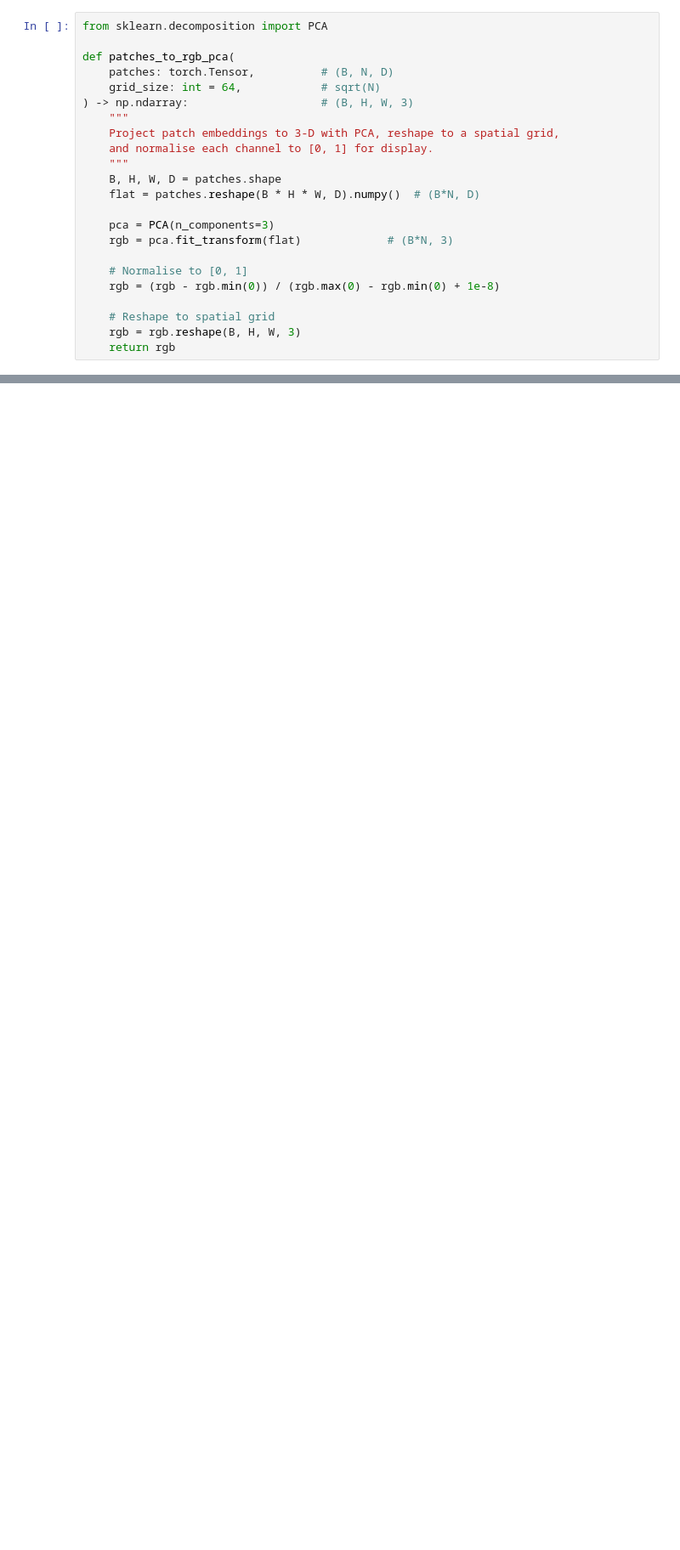
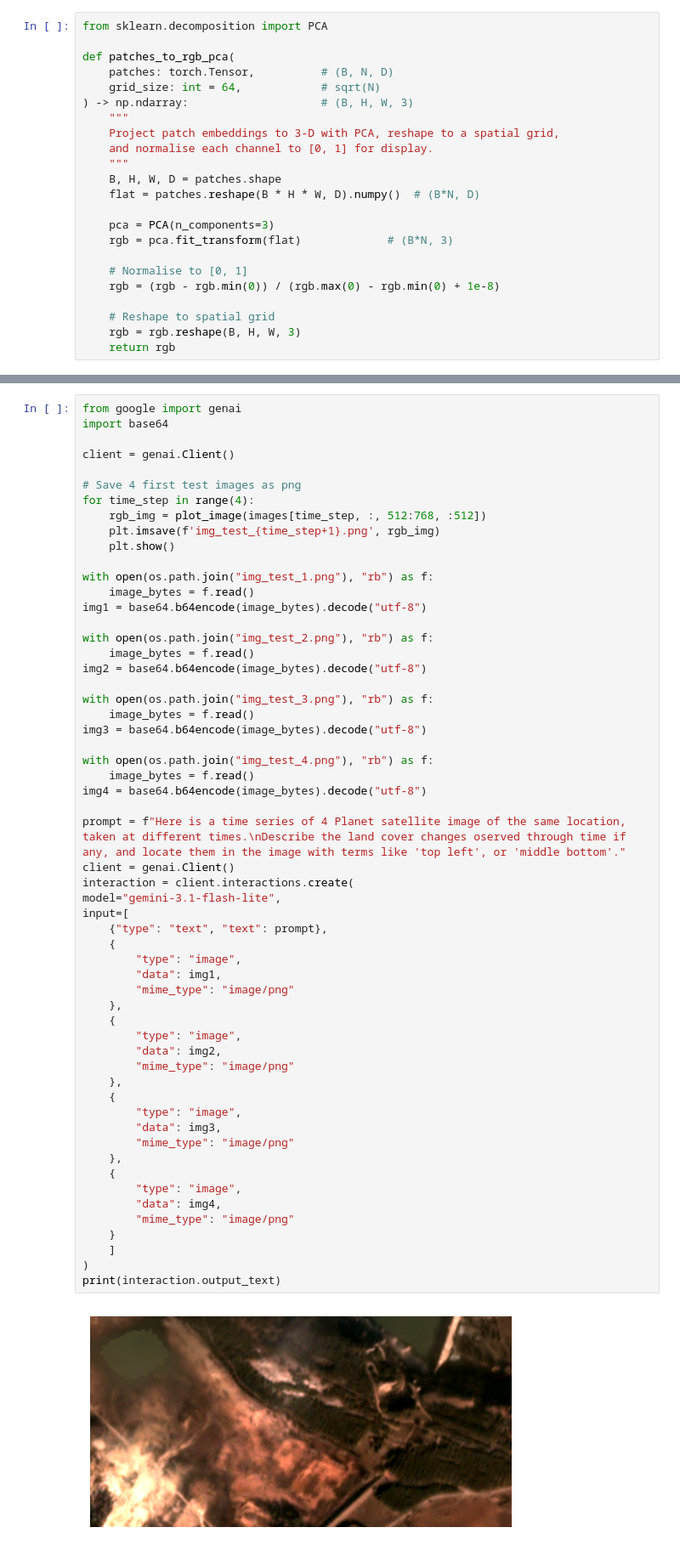
Before and after one commit to ElliotVincent/iadf_tutorial, a Jupyter notebook: tutorial_3.ipynb, the cells around one changed output, grey strips where cells are left out. Shown at 85% size. Drawn from its saved outputs; the diff is of its cells as text; blank space fills up the shorter version.

```diff
--- a/tutorial_3.ipynb
+++ b/tutorial_3.ipynb
@@ -815,0 +865,59 @@ plt.show()
+# %%
+from google import genai
+import base64
+
+client = genai.Client()
+
+# Save 4 first test images as png
+for time_step in range(4):
+    rgb_img = plot_image(images[time_step, :, 512:768, :512])
+    plt.imsave(f'img_test_{time_step+1}.png', rgb_img)
+    plt.show()
+
+with open(os.path.join("img_test_1.png"), "rb") as f:
+    image_bytes = f.read()
+img1 = base64.b64encode(image_bytes).decode("utf-8")
+
+with open(os.path.join("img_test_2.png"), "rb") as f:
+    image_bytes = f.read()
+img2 = base64.b64encode(image_bytes).decode("utf-8")
+
+with open(os.path.join("img_test_3.png"), "rb") as f:
+    image_bytes = f.read()
+img3 = base64.b64encode(image_bytes).decode("utf-8")
+
+with open(os.path.join("img_test_4.png"), "rb") as f:
+    image_bytes = f.read()
+img4 = base64.b64encode(image_bytes).decode("utf-8")
+
+prompt = f"Here is a time series of 4 Planet satellite image of the same location, taken at different times.\nDescribe the land cover changes oserved through time if any, and locate them in the image with terms like 'top left', or 'middle bottom'."
+client = genai.Client()
+interaction = client.interactions.create(
+model="gemini-3.1-flash-lite",
+input=[
+    {"type": "text", "text": prompt},
+    {
+        "type": "image",
+        "data": img1,
+        "mime_type": "image/png"
+    },
+    {
+        "type": "image",
+        "data": img2,
+        "mime_type": "image/png"
+    },
+    {
+        "type": "image",
+        "data": img3,
+        "mime_type": "image/png"
+    },
+    {
+        "type": "image",
+        "data": img4,
+        "mime_type": "image/png"
+    }
+    ]
+)
+print(interaction.output_text)
+# %% [output]
+[figure, added]
```
Also changed, not shown: parts of 18 cells of this notebook.
